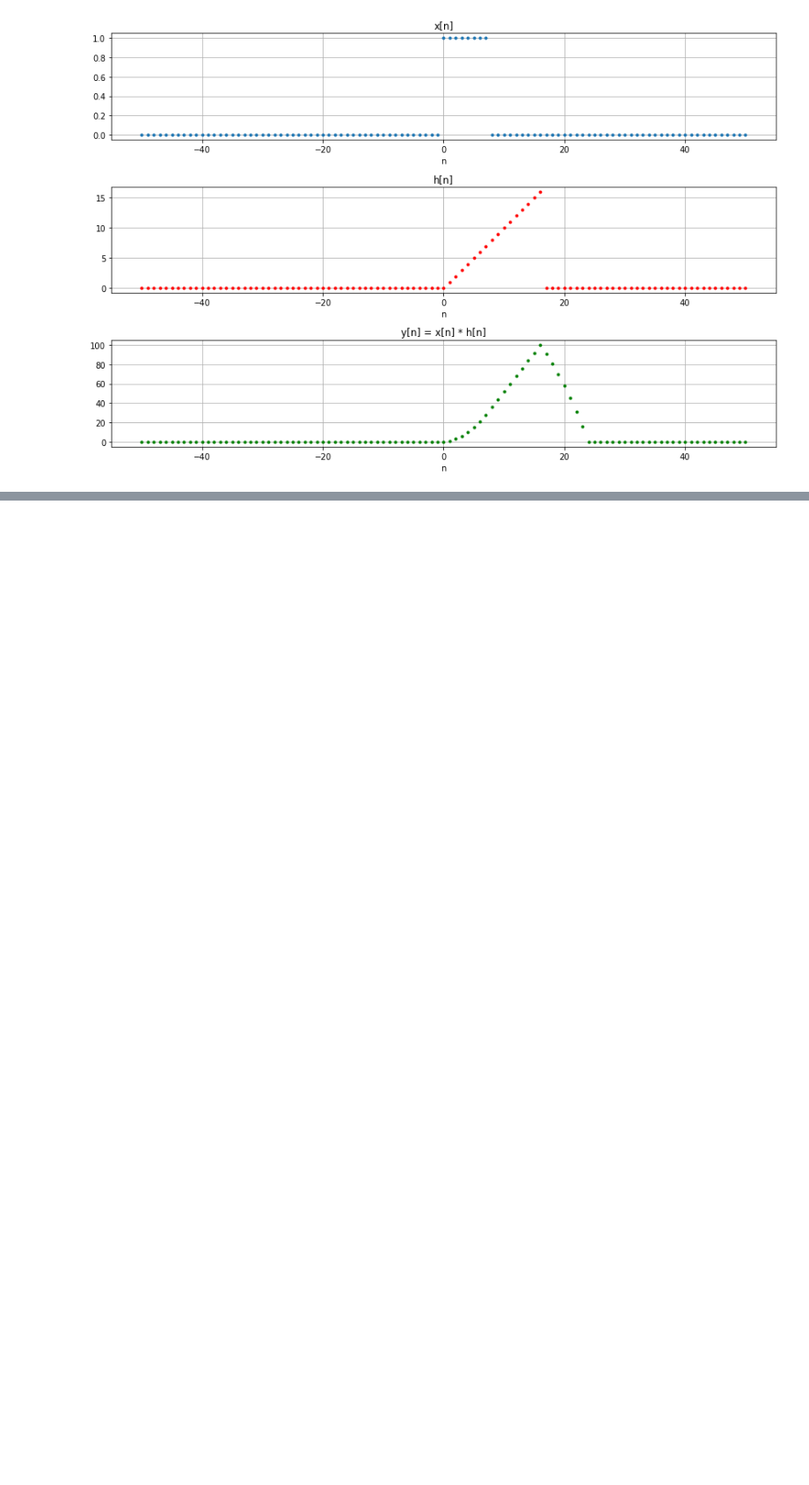
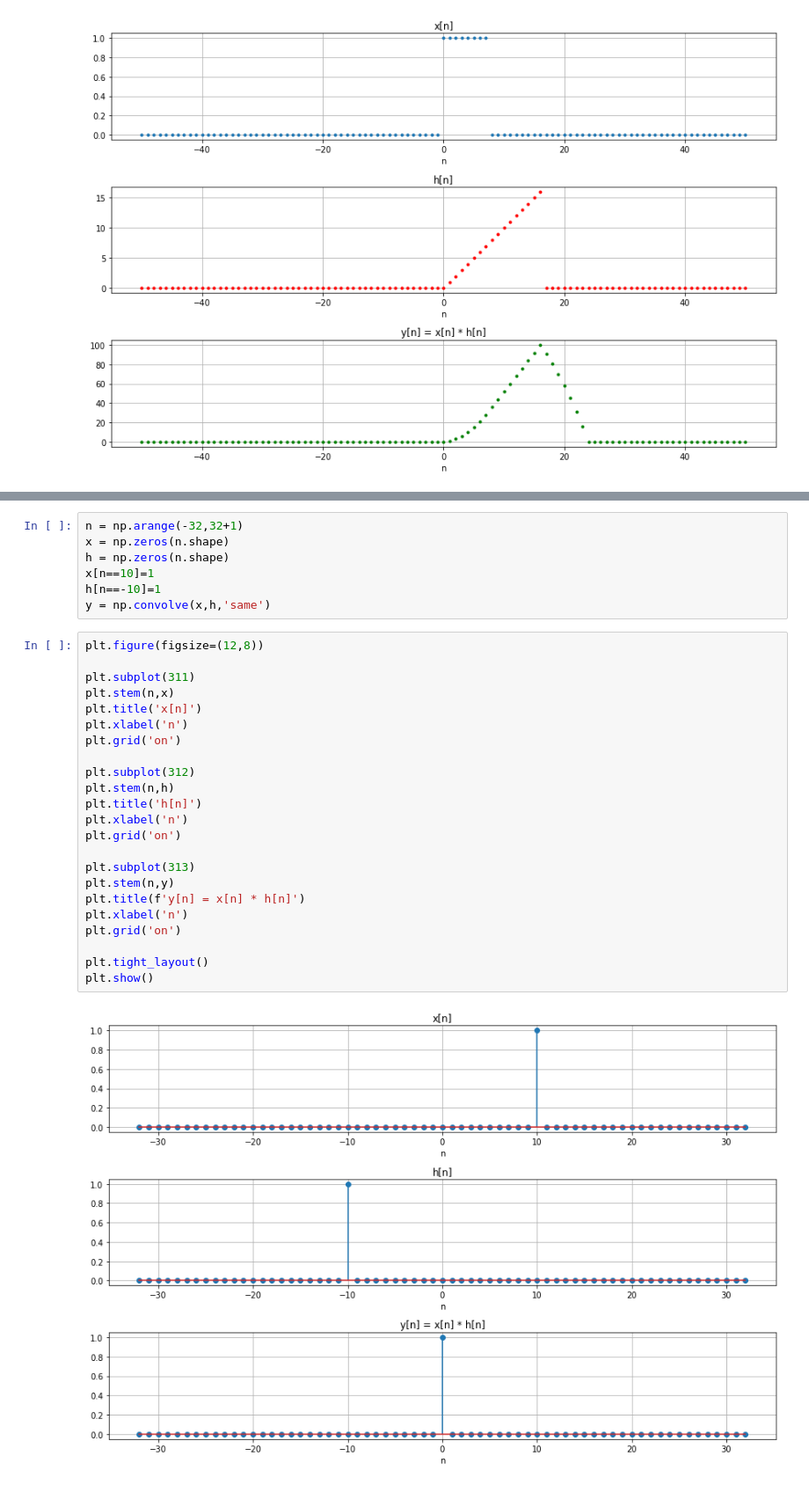
Before and after one commit to hufsaim/T10302201, a Jupyter notebook: notebook/lab02.ipynb, the cells around one changed output, grey strips where cells are left out. Shown: that part at 88% size. Cells and saved outputs as stored; diff of their text form; blank space fills up the shorter version.

```diff
--- a/notebook/lab02.ipynb
+++ b/notebook/lab02.ipynb
@@ -121,0 +126,32 @@ plt.show()
+# %%
+n = np.arange(-32,32+1)
+x = np.zeros(n.shape)
+h = np.zeros(n.shape)
+x[n==10]=1
+h[n==-10]=1
+y = np.convolve(x,h,'same')
+# %%
+plt.figure(figsize=(12,8))
+
+plt.subplot(311)
+plt.stem(n,x)
+plt.title('x[n]')
+plt.xlabel('n')
+plt.grid('on')
+
+plt.subplot(312)
+plt.stem(n,h)
+plt.title('h[n]')
+plt.xlabel('n')
+plt.grid('on')
+
+plt.subplot(313)
+plt.stem(n,y)
+plt.title(f'y[n] = x[n] * h[n]')
+plt.xlabel('n')
+plt.grid('on')
+
+plt.tight_layout()
+plt.show()
+# %% [output]
+[figure, added]
```
Also changed, not shown: parts of 1 cell of this notebook.
